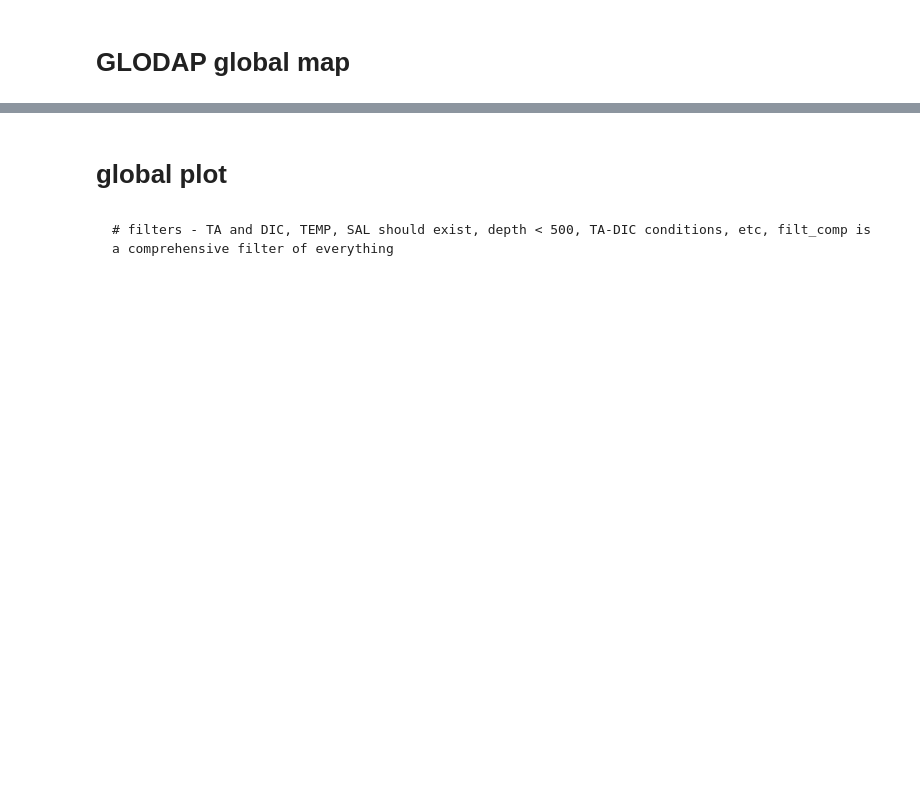
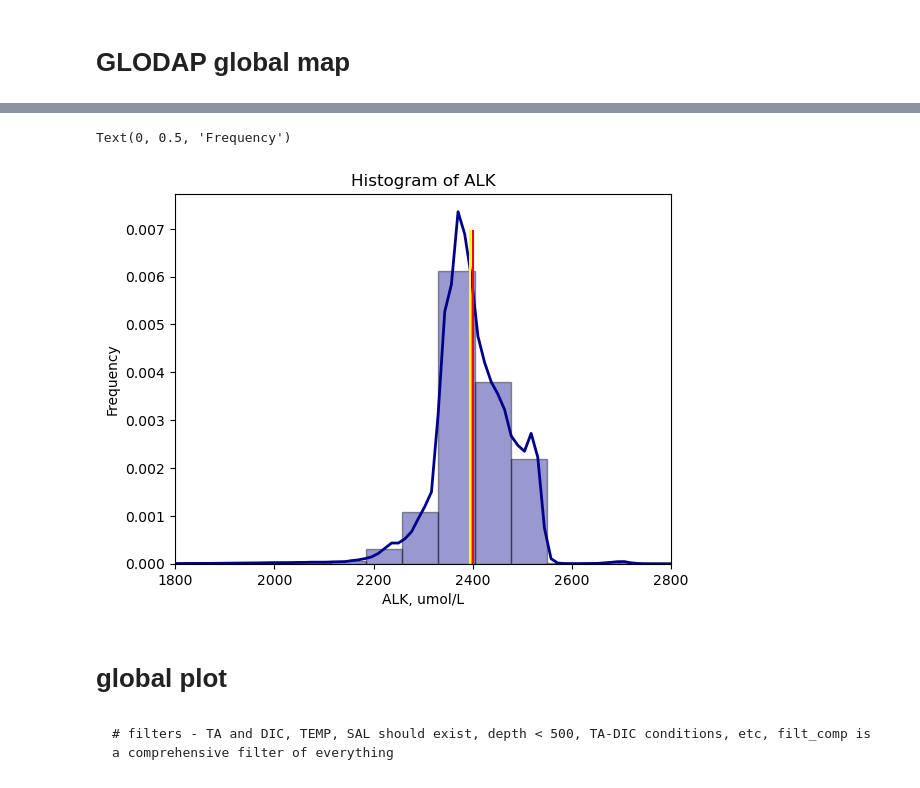
Before and after one commit to biu23/Carbonate_Chemistry_Models, a Jupyter notebook: test_script/GLODAP.ipynb, the cells around one changed output, grey strips where cells are left out. Saved outputs shown, nothing was run; the diff lists cells and outputs as text; code cells hidden in the pictures; blank space fills up the shorter version.

```diff
--- a/test_script/GLODAP.ipynb
+++ b/test_script/GLODAP.ipynb
@@ -73,3 +116,26 @@ print(len(np.unique(tSTATION)))
+# %%
+# seaborn histogram
+fig, ax = plt.subplots()
+
+sns.distplot(fALK, hist=True, kde=True,
+            bins=int(180/5),
+             color = 'darkblue',
+             hist_kws={'edgecolor':'black'},
+             kde_kws={'linewidth': 2})
+
+
+ax.axvline(x=mean_ALK, ymin=0.0, ymax=0.9, color='r')
+ax.axvline(x=median_ALK, ymin=0.0, ymax=0.9, color='yellow')
+# ax.axvline(mean_ALK, mean_ALK-ALK_STD, color='#E69F00', alpha=0.5)
+
+# Add labels
+plt.xlim(1800,2800)
+plt.title('Histogram of ALK')
+plt.xlabel('ALK, umol/L')
+plt.ylabel('Frequency')
+# %% [output]
+Text(0, 0.5, 'Frequency')
+[figure, added]
 # %% [markdown]
 # global plot
 # %%
```
Also changed, not shown: parts of 14 cells of this notebook.
